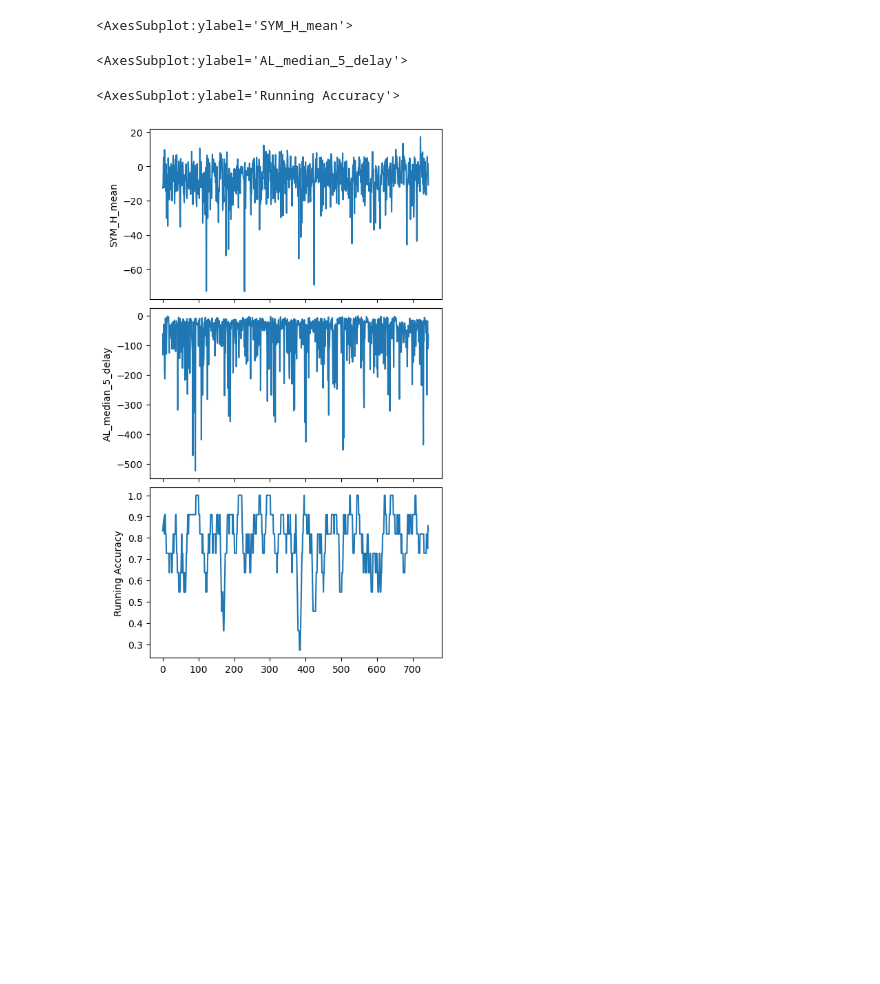
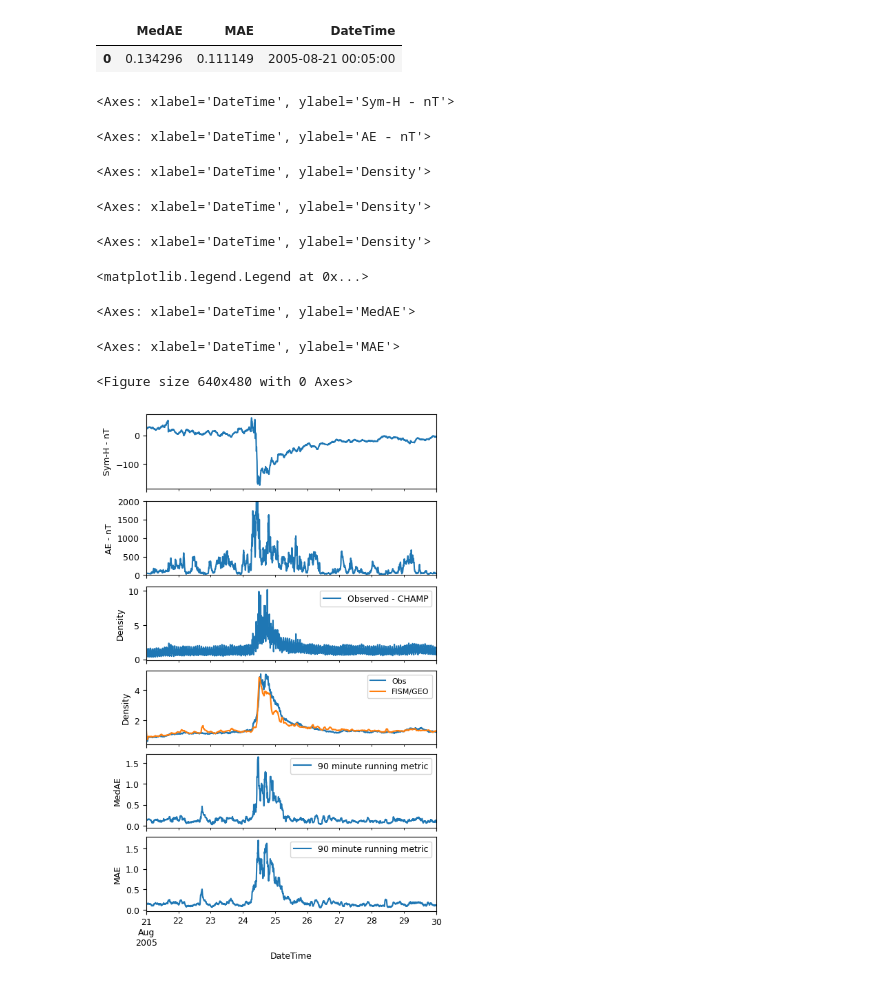
Before and after one commit to kylermurphy/ml_fw, a Jupyter notebook: Notebooks/Rolling_met.ipynb, the cells around one changed output. Cells and saved outputs as stored; diff of their text form; code cells hidden in the pictures; blank space fills up the shorter version.

```diff
--- a/Notebooks/Rolling_met.ipynb
+++ b/Notebooks/Rolling_met.ipynb
@@ -40,11 +73,37 @@ Using Accuracy Metric
-# %%
-fig1, ax1 = plt.subplots(3,1,figsize=(5,8),sharex=True, layout='constrained')
-
-dat['SYM_H_mean'].plot(ax=ax1[0], ylabel='SYM_H_mean')
-dat['AL_median_5_delay'].plot(ax=ax1[1], ylabel='AL_median_5_delay')
-r_met['Accuracy'].plot(ax=ax1[2], ylabel='Running Accuracy')
-# %% [output]
-<AxesSubplot:ylabel='SYM_H_mean'>
-<AxesSubplot:ylabel='AL_median_5_delay'>
-<AxesSubplot:ylabel='Running Accuracy'>
-[figure, removed]
+# %%
+r_met.head(1)
+# %% [output]
+|  | MedAE | MAE | DateTime |
+| 0 | 0.134296 | 0.111149 | 2005-08-21 00:05:00 |
+# %%
+InteractiveShell.ast_node_interactivity = "last_expr"
+plt.rcParams.update({'font.size': 9})
+plt.subplots_adjust(hspace=0)
+fig1, ax1 = plt.subplots(6,1,figsize=(5,8),sharex=True, layout='constrained')
+
+pos = 0
+rdat.plot(x='DateTime', y='SYM_H index', xlim=[sdate,edate], ax=ax1[pos], label='Sym-H', ylabel='Sym-H - nT', legend=False)
+rdat.plot(x='DateTime', y='AE', xlim=[sdate,edate], ax=ax1[pos+1], label='AE', ylabel='AE - nT', legend=False, ylim=(0,2000))
+rdat.plot(x='DateTime', y='400kmDensity', xlim=[sdate,edate], ax=ax1[pos+2], label='Observed - CHAMP', ylabel='Density', legend=True)
+
+pos = 3
+rdat[['DateTime','400kmDensity']].rolling('90min',on='DateTime').mean().plot(x='DateTime', y='400kmDensity', xlim=[sdate,edate], ax=ax1[pos], label='Obs', ylabel='Density', legend=False)
+rdat[['DateTime','400kmDensity_pred']].rolling('90min',on='DateTime').mean().plot(x='DateTime', y='400kmDensity_pred', xlim=[sdate,edate], ax=ax1[pos], label='FISM/GEO', ylabel='Density', legend=False)
+ax1[pos].legend(bbox_to_anchor=(1.,1),fontsize=8)
+
+pos = 4
+r_met.plot(x='DateTime', y='MedAE', xlim=[sdate,edate], ax=ax1[pos], label='90 minute running metric', ylabel='MedAE', legend=True)
+
+pos = 5
+r_met.plot(x='DateTime', y='MAE', xlim=[sdate,edate], ax=ax1[pos], label='90 minute running metric', ylabel='MAE', legend=True)
+# %% [output]
+<Axes: xlabel='DateTime', ylabel='Sym-H - nT'>
+<Axes: xlabel='DateTime', ylabel='AE - nT'>
+<Axes: xlabel='DateTime', ylabel='Density'>
+<Axes: xlabel='DateTime', ylabel='Density'>
+<Axes: xlabel='DateTime', ylabel='Density'>
+<matplotlib.legend.Legend at 0x...>
+<Axes: xlabel='DateTime', ylabel='MedAE'>
+<Axes: xlabel='DateTime', ylabel='MAE'>
+<Figure size 640x480 with 0 Axes>
+[figure, added]
```
Also changed, not shown: parts of 7 cells of this notebook.
